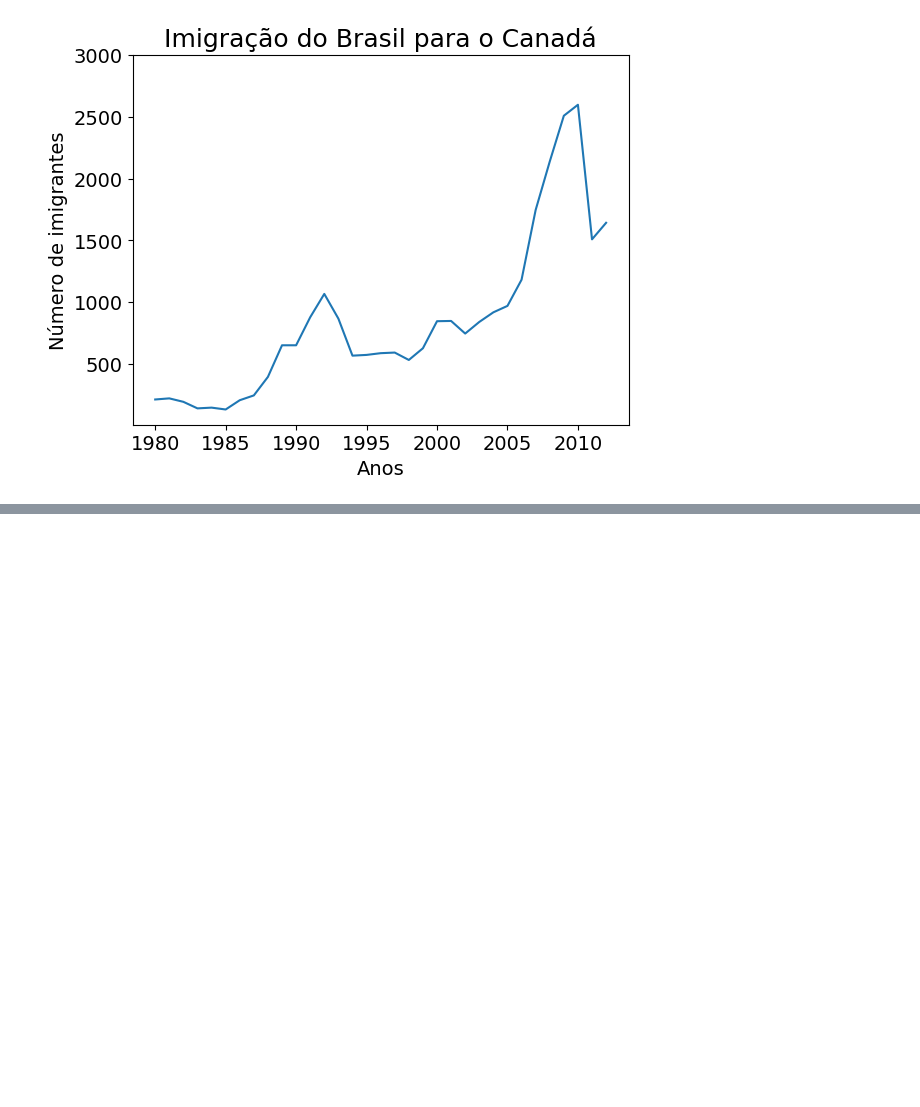
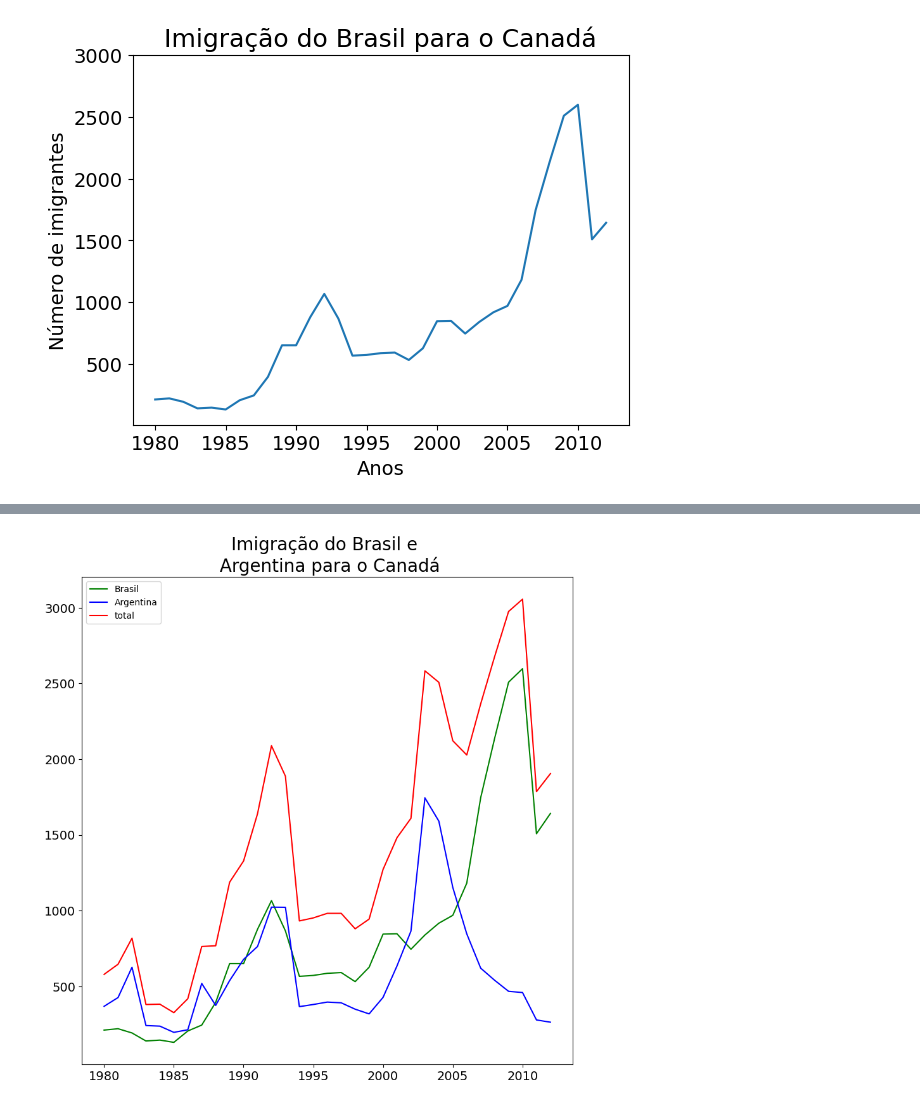
Before and after one commit to Jackvs720v/BigDataIA, a Jupyter notebook: aula4/codigoA4.ipynb, the cells around one changed output, grey strips where cells are left out. Drawn from its saved outputs; the diff is of its cells as text; code cells hidden in the pictures; blank space fills up the shorter version.

```diff
--- a/aula4/codigoA4.ipynb
+++ b/aula4/codigoA4.ipynb
@@ -102,0 +164,16 @@ plt.show() #exibe a figura
+# %%
+df_comparacao = df_comparacao.T #Aplica a matriz transposta do dataframe
+# %%
+df_comparacao['T'] = df_comparacao['Brasil'] + df_comparacao['Argentina'] #Soma o total de imigrantes
+# %%
+plt.figure(figsize=(10,10))
+plt.plot(df_comparacao['Brasil'], label='Brasil', color='green')
+plt.plot(df_comparacao['Argentina'], label='Argentina', color='blue')
+plt.plot(df_comparacao['T'], label='total', color='red')
+plt.legend()
+plt.xticks(['1980','1985','1990','1995','2000','2005','2010'],fontsize=14)
+plt.yticks([500,1000,1500,2000,2500,3000],fontsize=14)
+plt.title("Imigração do Brasil e \n Argentina para o Canadá",fontsize=20)
+plt.show()
+# %% [output]
+[figure, added]
```
Also changed, not shown: parts of 13 cells of this notebook, 2 other files.
